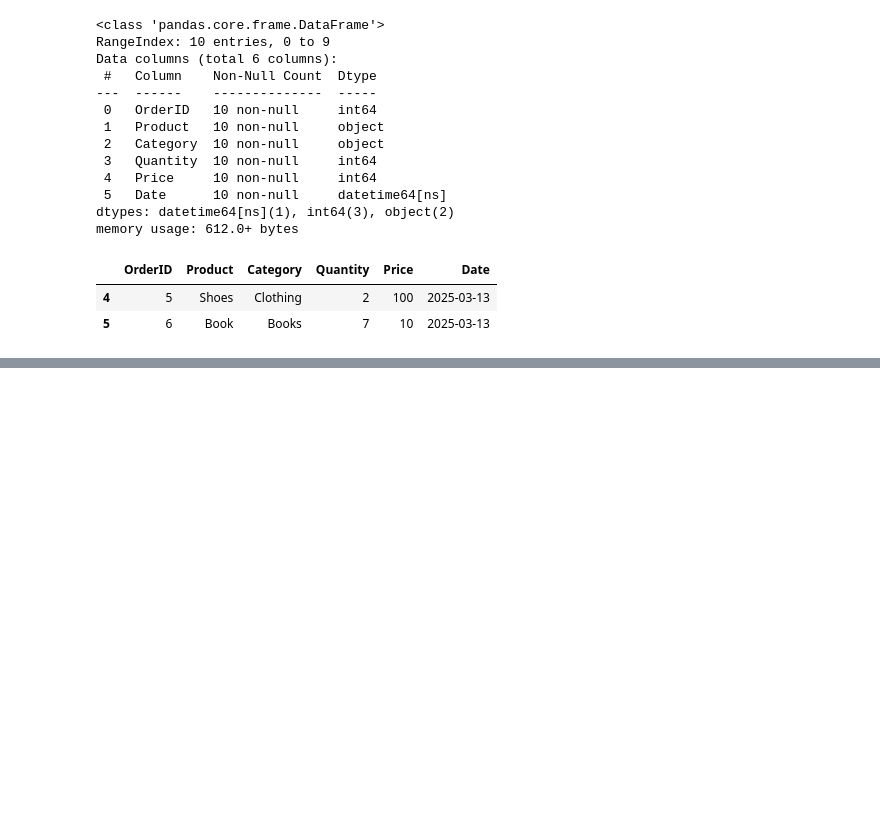
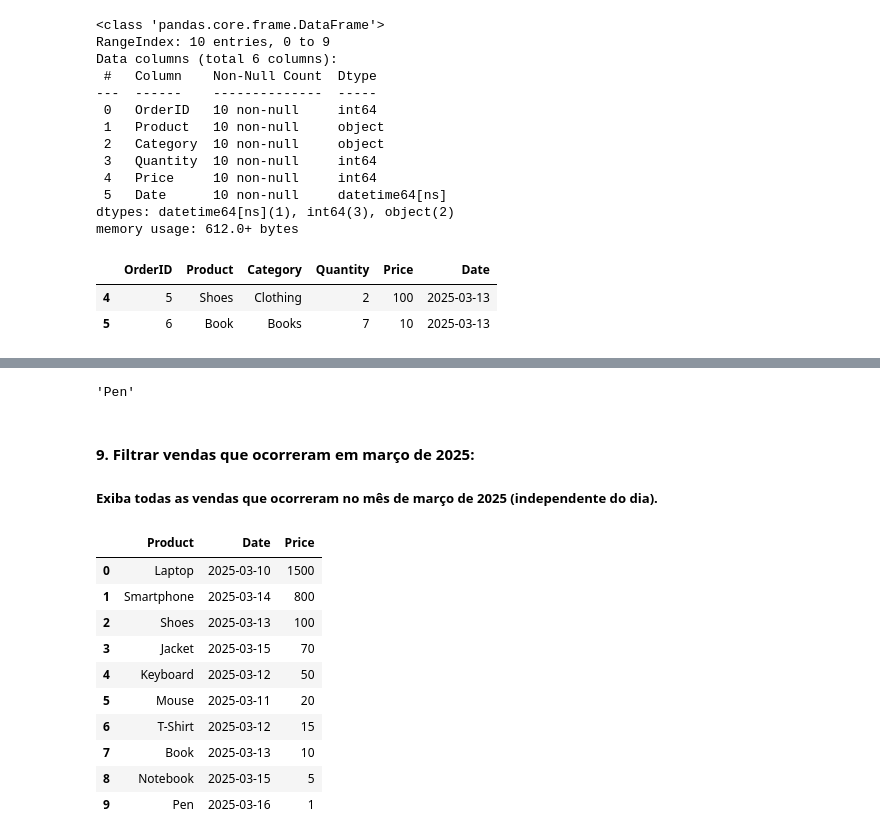
Before and after one commit to fandredev/ml-my-guide, a Jupyter notebook: sales_training.ipynb, the cells around one changed output, grey strips where cells are left out. Saved outputs shown, nothing was run; the diff lists cells and outputs as text; code cells hidden in the pictures; blank space fills up the shorter version.

```diff
--- a/sales_training.ipynb
+++ b/sales_training.ipynb
@@ -168,0 +230,28 @@ dates
+# %%
+# Agrupa pela coluna de produto, filtra pela coluna de quantidade, some todos os valores e encontre o maior valor entre eles
+
+sum_quantity = read_sales_data.groupby('Product')[['Quantity']].sum().idxmax()
+
+sum_quantity['Quantity']
+# %% [output]
+'Pen'
+# %% [markdown]
+#### 9. Filtrar vendas que ocorreram em março de 2025:
+
+##### Exiba todas as vendas que ocorreram no mês de março de 2025 (independente do dia).
+# %%
+max_sale_month_25 = read_sales_data.sort_values(by='Price', ascending=False, ignore_index=True)[['Product', 'Date','Price']]
+
+max_sale_month_25
+# %% [output]
+|  | Product | Date | Price |
+| 0 | Laptop | 2025-03-10 | 1500 |
+| 1 | Smartphone | 2025-03-14 | 800 |
+| 2 | Shoes | 2025-03-13 | 100 |
+| 3 | Jacket | 2025-03-15 | 70 |
+| 4 | Keyboard | 2025-03-12 | 50 |
+| 5 | Mouse | 2025-03-11 | 20 |
+| 6 | T-Shirt | 2025-03-12 | 15 |
+| 7 | Book | 2025-03-13 | 10 |
+| 8 | Notebook | 2025-03-15 | 5 |
+| 9 | Pen | 2025-03-16 | 1 |
```
Also changed, not shown: parts of 6 cells of this notebook.
